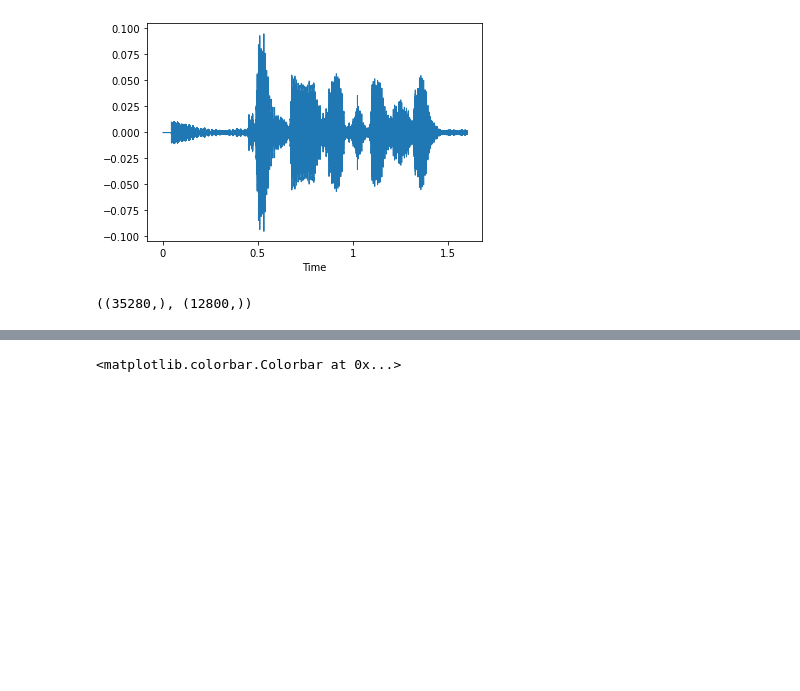
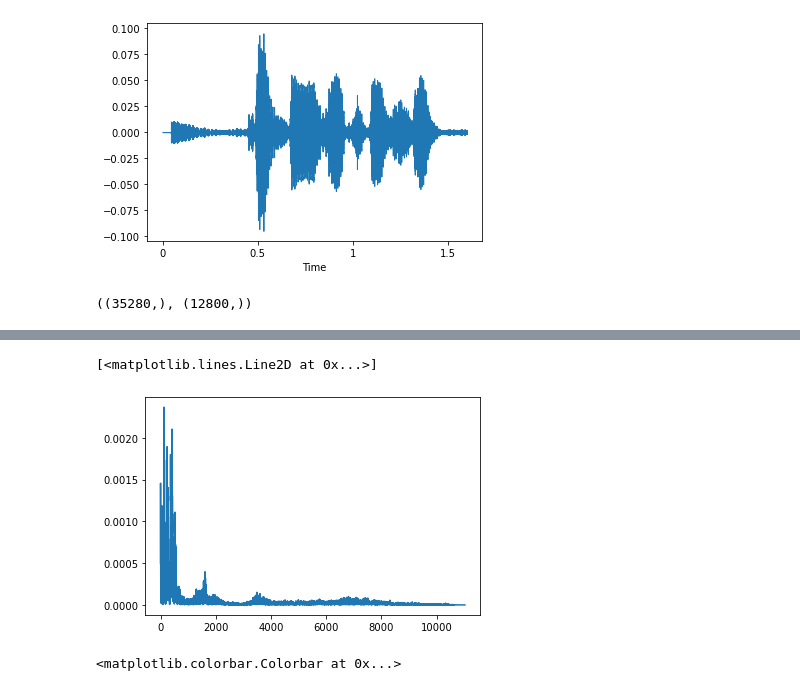
Before and after one commit to FFRfree/digital_speech_processing, a Jupyter notebook: lab1/temp.ipynb, the cells around one changed output, grey strips where cells are left out. Drawn from its saved outputs; the diff is of its cells as text; code cells hidden in the pictures; blank space fills up the shorter version.

```diff
--- a/lab1/temp.ipynb
+++ b/lab1/temp.ipynb
@@ -81,3 +110,12 @@ FileNotFoundError: [Errno 2] No such file or directory: 'your dir\\语音信号
+# %%
+from numpy.fft import fft,fftfreq
+N = len(y)
+yf = fft(y)
+xf = fftfreq(N,1/sr)[:N//2]
+plt.plot(xf, 2.0/N * np.abs(yf[0:N//2]))
+# %% [output]
+[<matplotlib.lines.Line2D at 0x...>]
+[figure, added]
 # %%
 # 语谱图
 y, sr = librosa.load('Test_1.wav')
```
Also changed, not shown: parts of 2 cells of this notebook, 7 other files.
